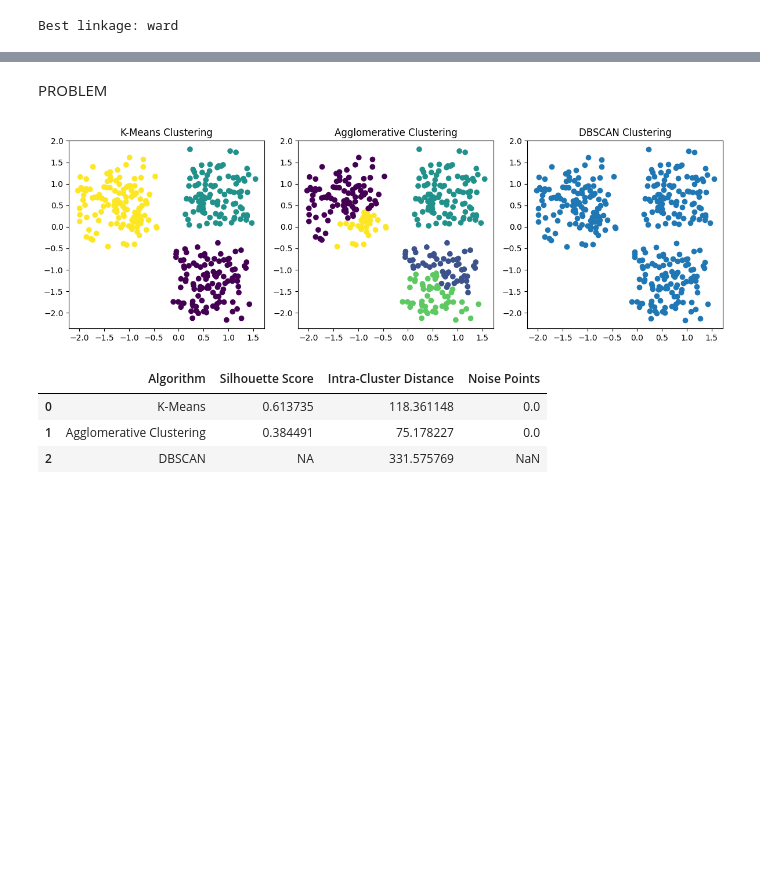
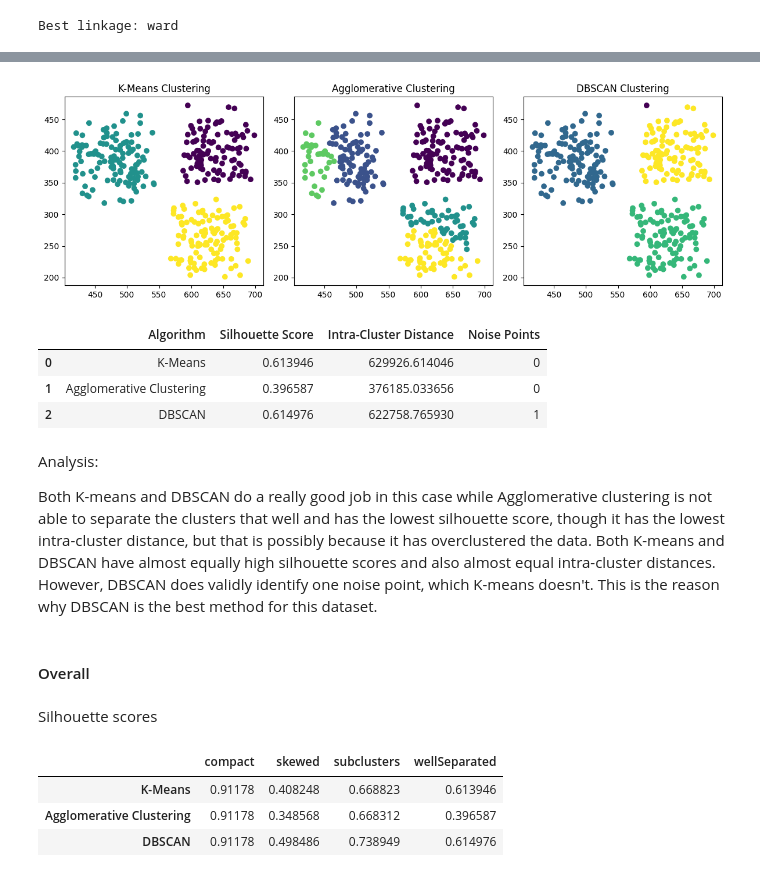
Before and after one commit to arghyawning/data-analytics-1-assignments, a Jupyter notebook: a5/Part3.ipynb, the cells around one changed output, grey strips where cells are left out. Drawn from its saved outputs; the diff is of its cells as text; code cells hidden in the pictures; blank space fills up the shorter version.

```diff
--- a/a5/Part3.ipynb
+++ b/a5/Part3.ipynb
@@ -320,10 +388,10 @@ best_linkage = None
 
 for linkage in linkages:
     agg_clustering = AgglomerativeClustering(n_clusters=3, linkage=linkage)
-    agg_clustering.fit(X_scaled)
+    agg_clustering.fit(X)
     labels_agg_tmp = agg_clustering.labels_
 
-    silhouette_tmp = silhouette_score(X_scaled, labels_agg_tmp)
+    silhouette_tmp = silhouette_score(X, labels_agg_tmp)
 
     if silhouette_tmp > best_silhouette:
         best_silhouette = silhouette_tmp
@@ -333,7 +401,7 @@ print(f"Best linkage: {best_linkage}")
 # print(f"Best silhouette score: {best_silhouette}")
 
 agg_clustering = AgglomerativeClustering(n_clusters=5, linkage=best_linkage)
-agg_clustering.fit(X_scaled)
+agg_clustering.fit(X)
 labels_agg = agg_clustering.labels_
 # %% [output]
 Best linkage: ward
@@ -433,14 +504,11 @@ K-Means and Agglomerative clustering both do a good job in clustering the data,
 # %% [markdown]
 #### dataset: `wellSeperated.csv`
 # %%
-data = pd.read_csv('Dataset_a5/Dataset2/wellSeperated.csv')
+data = pd.read_csv('./Dataset_a5/Dataset2/wellSeperated.csv')
 
-X = data[["x1", "x2"]]
+X = data[["x1", "x2"]].values
 
-scaler = StandardScaler()
-X_scaled = scaler.fit_transform(X)
-
-plt.scatter(X_scaled[:, 0], X_scaled[:, 1])
+plt.scatter(X[:, 0], X[:, 1])
 plt.xlabel("x1")
 plt.ylabel("x2")
 plt.title("Dataset Visualization")
@@ -450,6 +518,7 @@ plt.show()
 # %%
-kmeans = KMeans(n_clusters=3, random_state=42, n_init='auto')
-kmeans.fit(X_scaled)
+kmeans = KMeansScratch(k=3)
+
+kmeans.fit(X)
 labels_kmeans = kmeans.labels_
 # %%
 linkages = ['ward', 'complete', 'average', 'single']
@@ -459,10 +528,10 @@ best_linkage = None
 
 for linkage in linkages:
     agg_clustering = AgglomerativeClustering(n_clusters=3, linkage=linkage)
-    agg_clustering.fit(X_scaled)
+    agg_clustering.fit(X)
     labels_agg_tmp = agg_clustering.labels_
 
-    silhouette_tmp = silhouette_score(X_scaled, labels_agg_tmp)
+    silhouette_tmp = silhouette_score(X, labels_agg_tmp)
 
     if silhouette_tmp > best_silhouette:
         best_silhouette = silhouette_tmp
@@ -472,7 +541,7 @@ print(f"Best linkage: {best_linkage}")
 # print(f"Best silhouette score: {best_silhouette}")
 
 agg_clustering = AgglomerativeClustering(n_clusters=5, linkage=best_linkage)
-agg_clustering.fit(X_scaled)
+agg_clustering.fit(X)
 labels_agg = agg_clustering.labels_
 # %% [output]
 Best linkage: ward
@@ -523,39 +597,41 @@ No valid eps and min_samples combination found.
-# %% [markdown]
-PROBLEM
 # %%
 plt.figure(figsize=(12, 4))
 
 # K-Means
 plt.subplot(1, 3, 1)
-plt.scatter(X_scaled[:, 0], X_scaled[:, 1], c=labels_kmeans)
+plt.scatter(X[:, 0], X[:, 1], c=labels_kmeans)
 plt.title("K-Means Clustering")
 
 # Agglomerative Clustering
 plt.subplot(1, 3, 2)
-plt.scatter(X_scaled[:, 0], X_scaled[:, 1], c=labels_agg)
+plt.scatter(X[:, 0], X[:, 1], c=labels_agg)
 plt.title("Agglomerative Clustering")
 
 # DBSCAN
 plt.subplot(1, 3, 3)
-plt.scatter(X_scaled[:, 0], X_scaled[:, 1], c=labels_dbscan)
+plt.scatter(X[:, 0], X[:, 1], c=labels_dbscan)
 plt.title("DBSCAN Clustering")
 
 plt.tight_layout()
 plt.show()
 # %% [output]
-[figure, old version]
+[figure, new version]
 # %%
 # Silhouette scores
-silhouette_kmeans = silhouette_score(X_scaled, labels_kmeans)
-silhouette_agg = silhouette_score(X_scaled, labels_agg)
-# silhouette_dbscan = silhouette_score(X_scaled[non_noise_indices], labels_dbscan[non_noise_indices])
-silhouette_dbscan = 'NA'
+silhouette_kmeans = silhouette_score(X, labels_kmeans)
+silhouette_agg = silhouette_score(X, labels_agg)
+silhouette_dbscan = silhouette_score(X[non_noise_indices], labels_dbscan[non_noise_indices])
+
+silhouette_scores["wellSeparated"] = {
+    "K-Means": silhouette_kmeans,
+    "Agglomerative Clustering": silhouette_agg,
+    "DBSCAN": silhouette_dbscan
+}
 
 # Intra-cluster distance (sum of squared distances to centroids)
 kmeans_intra_distance = kmeans.inertia_
-agg_intra_distance = np.sum([np.linalg.norm(X_scaled[labels_agg == i] - np.mean(X_scaled[labels_agg == i], axis=0)) ** 2 for i in range(3)])
-# dbscan_intra_distance = np.sum([np.linalg.norm(X_scaled[labels_dbscan == i] - np.mean(X_scaled[labels_dbscan == i], axis=0)) ** 2 for i in range(np.max(labels_dbscan) + 1)])
-dbcan_intra_distance = 'NA'
+agg_intra_distance = np.sum([np.linalg.norm(X[labels_agg == i] - np.mean(X[labels_agg == i], axis=0)) ** 2 for i in range(3)])
+dbscan_intra_distance = np.sum([np.linalg.norm(X[labels_dbscan == i] - np.mean(X[labels_dbscan == i], axis=0)) ** 2 for i in range(np.max(labels_dbscan) + 1)])
 
 # Tabulate results
 results = pd.DataFrame({
@@ -568,6 +644,22 @@ results = pd.DataFrame({
 results
 # %% [output]
 |  | Algorithm | Silhouette Score | Intra-Cluster Distance | Noise Points |
-| 0 | K-Means | 0.613735 | 118.361148 | 0.0 |
-| 1 | Agglomerative Clustering | 0.384491 | 75.178227 | 0.0 |
-| 2 | DBSCAN | NA | 331.575769 | NaN |
+| 0 | K-Means | 0.613946 | 629926.614046 | 0 |
+| 1 | Agglomerative Clustering | 0.396587 | 376185.033656 | 0 |
+| 2 | DBSCAN | 0.614976 | 622758.765930 | 1 |
+# %% [markdown]
+Analysis:
+
+Both K-means and DBSCAN do a really good job in this case while Agglomerative clustering is not able to separate the clusters that well and has the lowest silhouette score, though it has the lowest intra-cluster distance, but that is possibly because it has overclustered the data. Both K-means and DBSCAN have almost equally high silhouette scores and also almost equal intra-cluster distances. However, DBSCAN does validly identify one noise point, which K-means doesn't. This is the reason why DBSCAN is the best method for this dataset.
+# %% [markdown]
+#### Overall
+# %% [markdown]
+Silhouette scores
+# %%
+silhouette_scores_df = pd.DataFrame(silhouette_scores)
+silhouette_scores_df
+# %% [output]
+|  | compact | skewed | subclusters | wellSeparated |
+| K-Means | 0.91178 | 0.408248 | 0.668823 | 0.613946 |
+| Agglomerative Clustering | 0.91178 | 0.348568 | 0.668312 | 0.396587 |
+| DBSCAN | 0.91178 | 0.498486 | 0.738949 | 0.614976 |
```
Also changed, not shown: parts of 27 cells of this notebook.
